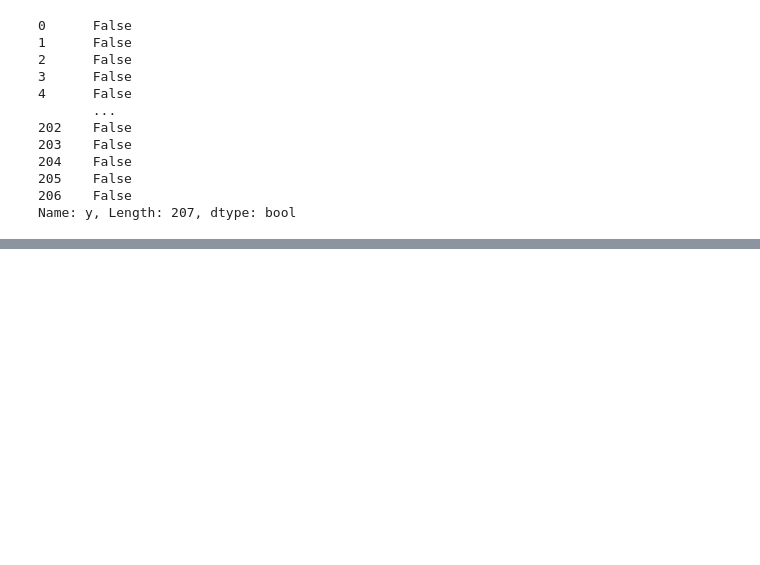
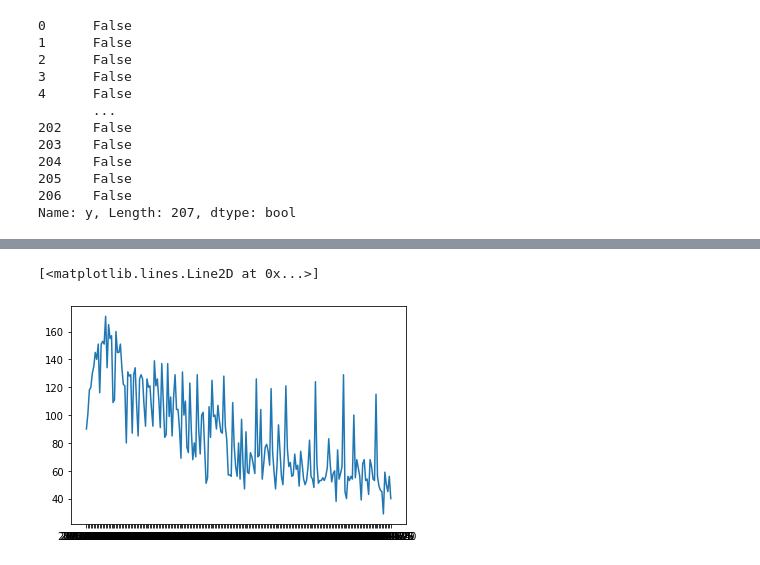
Before and after one commit to ducksfrogs/jpObent, a Jupyter notebook: jup/Untitled.ipynb, the cells around one changed output, grey strips where cells are left out. Drawn from its saved outputs; the diff is of its cells as text; code cells hidden in the pictures; blank space fills up the shorter version.

```diff
--- a/jup/Untitled.ipynb
+++ b/jup/Untitled.ipynb
@@ -234,0 +312,5 @@ train[train['week'] == '火'].sort_values(by='y',ascending=False)
+# %%
+plt.plot(train['datetime'],train['y'])
+# %% [output]
+[<matplotlib.lines.Line2D at 0x...>]
+[figure, added]
```
Also changed, not shown: parts of 10 cells of this notebook.
